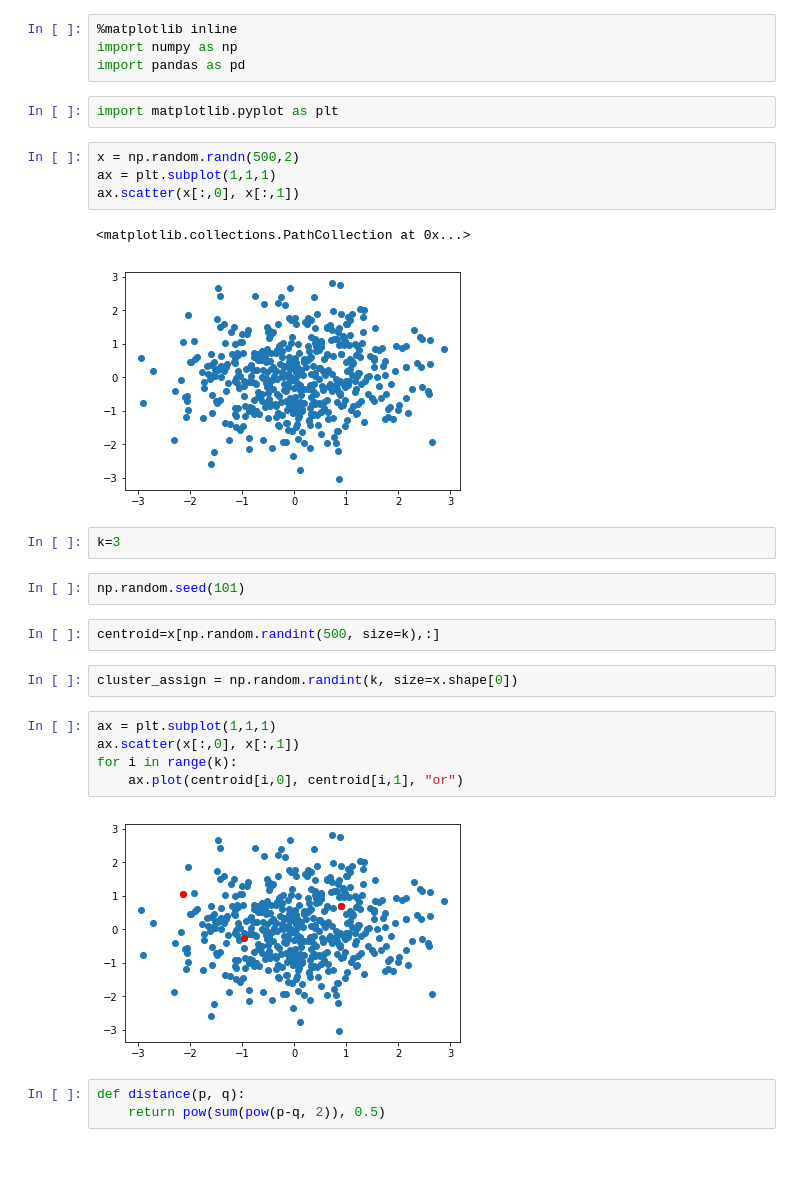
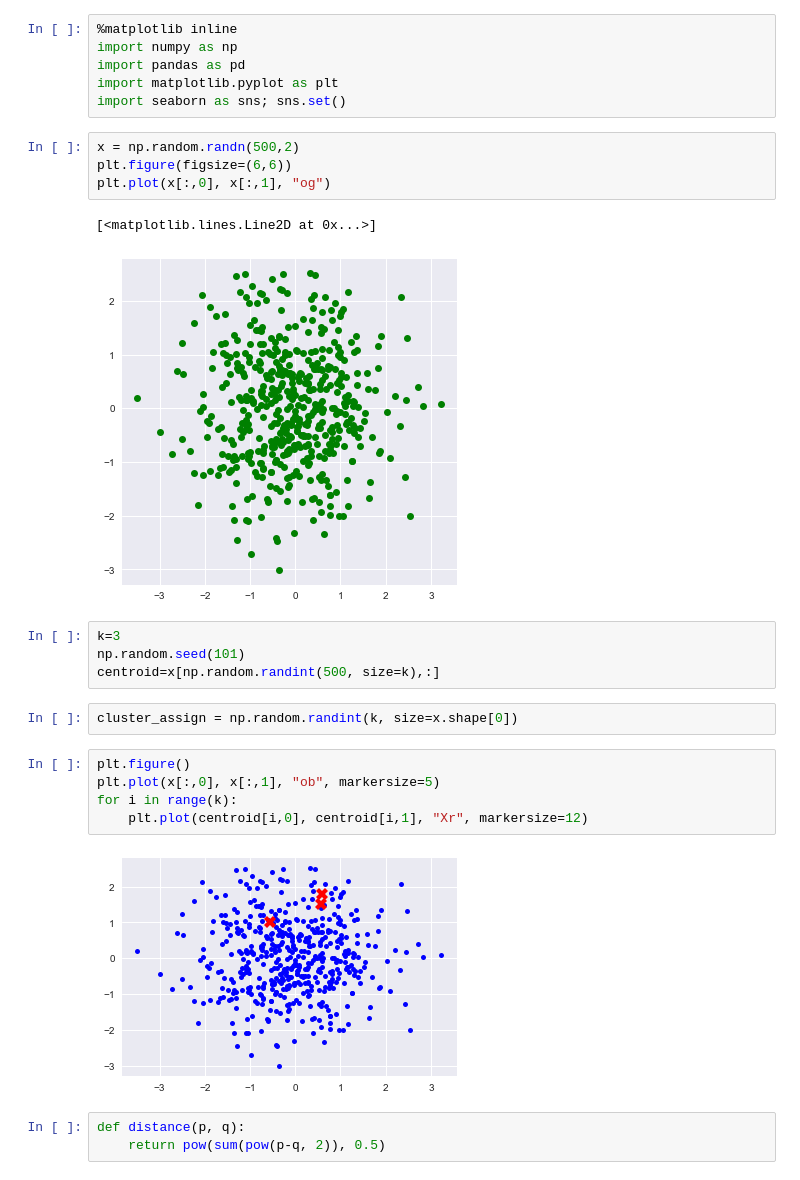
Before and after one commit to jeannefukumaru/hppython, a Jupyter notebook: 01_super-unsupervised-learning/Exercise 1.ipynb, the cells around one changed output. Saved outputs shown, nothing was run; the diff lists cells and outputs as text.

```diff
--- a/01_super-unsupervised-learning/Exercise 1.ipynb
+++ b/01_super-unsupervised-learning/Exercise 1.ipynb
@@ -2,30 +2,28 @@
 %matplotlib inline
 import numpy as np
 import pandas as pd
+import matplotlib.pyplot as plt
+import seaborn as sns; sns.set()
-# %%
-import matplotlib.pyplot as plt
 # %%
 x = np.random.randn(500,2)
-ax = plt.subplot(1,1,1)
-ax.scatter(x[:,0], x[:,1])
+plt.figure(figsize=(6,6))
+plt.plot(x[:,0], x[:,1], "og")
 # %% [output]
-<matplotlib.collections.PathCollection at 0x...>
+[<matplotlib.lines.Line2D at 0x...>]
-[figure, old version]
+[figure, new version]
-# %%
-k=3
-# %%
-np.random.seed(101)
 # %%
+k=3
+np.random.seed(101)
 centroid=x[np.random.randint(500, size=k),:]
 # %%
 cluster_assign = np.random.randint(k, size=x.shape[0])
 # %%
-ax = plt.subplot(1,1,1)
-ax.scatter(x[:,0], x[:,1])
+plt.figure()
+plt.plot(x[:,0], x[:,1], "ob", markersize=5)
 for i in range(k):
-    ax.plot(centroid[i,0], centroid[i,1], "or")
+    plt.plot(centroid[i,0], centroid[i,1], "Xr", markersize=12)
 # %% [output]
-[figure, old version]
+[figure, new version]
 # %%
 def distance(p, q):
     return pow(sum(pow(p-q, 2)), 0.5)
```
Also changed, not shown: parts of 5 cells of this notebook, 1 other file.
